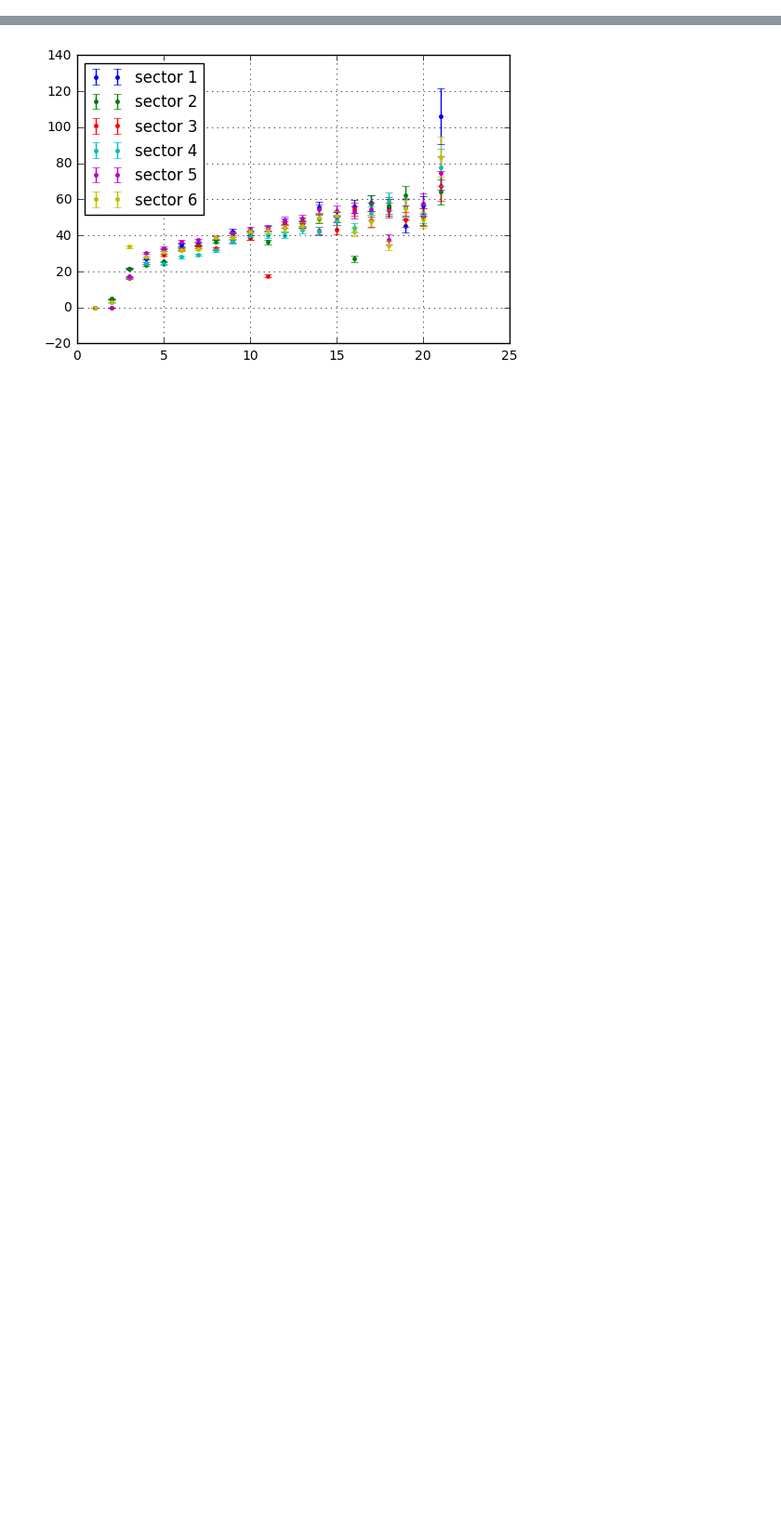
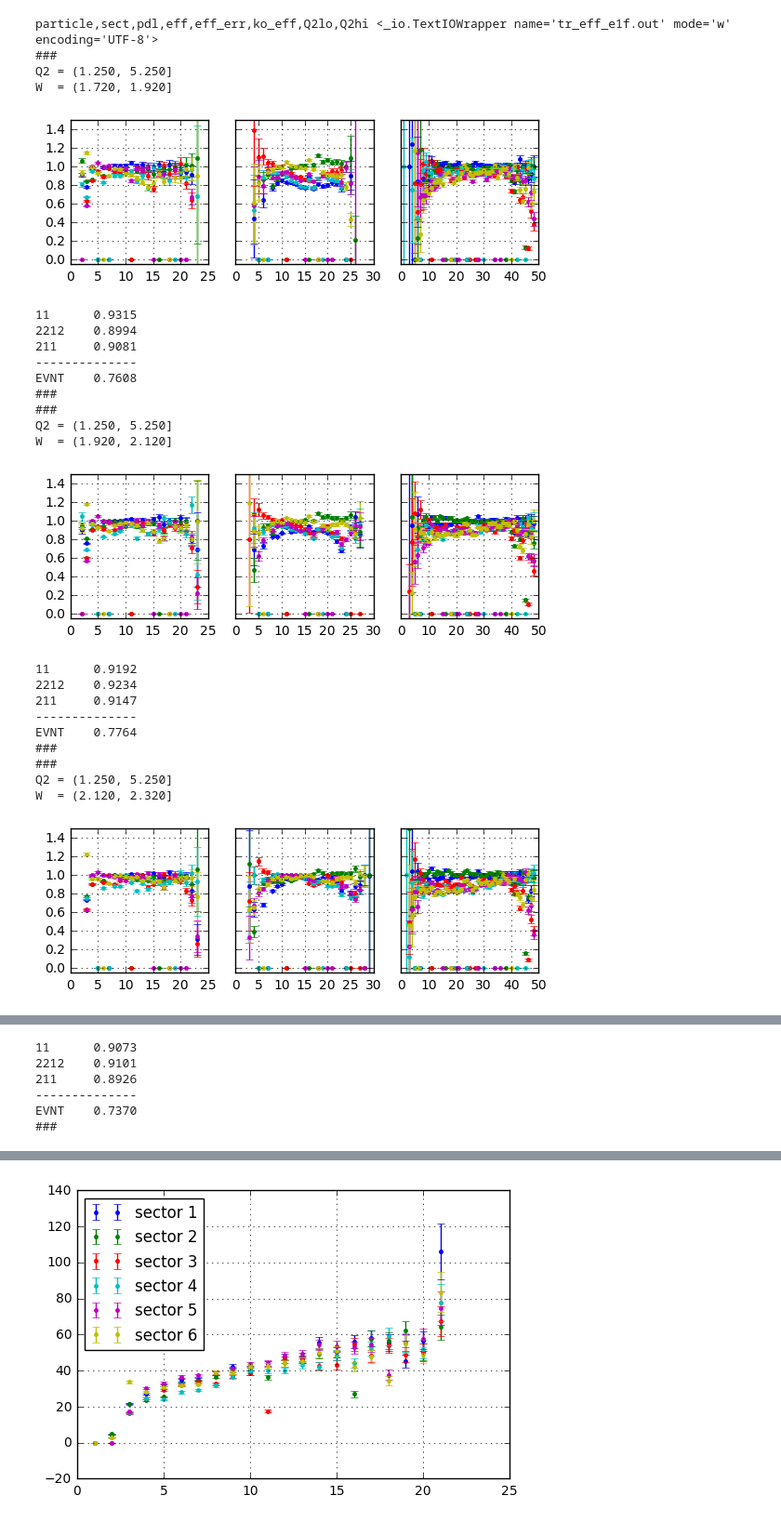
Before and after one commit to evan-phelps/phys-ana-omega, a Jupyter notebook: worksheets/tracking_efficiency_corrections.ipynb, the cells around one changed output, grey strips where cells are left out. Shown: that part at 93% size. Saved outputs shown, nothing was run; the diff lists cells and outputs as text; code cells hidden in the pictures; blank space fills up the shorter version.

```diff
--- a/worksheets/tracking_efficiency_corrections.ipynb
+++ b/worksheets/tracking_efficiency_corrections.ipynb
@@ -5,4 +5,6 @@ from matplotlib import pyplot as plt
 import numpy as np
 import pandas as pd
 import math
+# %%
+dfmap = {}
 # %%
@@ -65,5 +66,3 @@ def draw_pdl_eff(df_rat, ax=None):
     ax.grid()
     ax.set_ylim(-0.05, 1.5)
     return fig
-# %%
-df_rat_e = get_eff(get_pd_counts(fn_exp, 11), get_pd_counts(fn_sim, 11))
@@ -73,0 +114,61 @@ df_rat_pip = get_eff(get_pd_counts(fn_exp, 211, df_rat_e, df_rat_p), get_pd_coun
+# %%
+fn_exp = '../e1f6/test/pd_counts_exp_e1f.csv'
+fn_sim = '../e1f6/test/pd_counts_sim_e1f.csv'
+fn_treffs = 'tr_eff_e1f.out'
+
+# Wranges = [(1.72,2.8)]
+Wranges = [(w0, w0+0.2) for w0 in np.arange(1.72,2.8,0.2)]
+bad_paddles = [
+                [5,7,24],
+                [5,11,16,28,38],
+                [2,11,24,25,27,28],
+                [5,7,19,24,30,34,42,45],
+                [2,15,18,20,21,28,34,36],
+                [1,6,18,40]
+              ]
+
+generate_treffs(fn_exp, fn_sim, fn_treffs, ko_pdls=bad_paddles, Q2ranges={-1:(1.25,5.25)}, Wranges=Wranges)
+
+# df1 = pd.read_csv(fn_sim)
+# # df2 = pd.read_csv(fn_exp)
+# df1.hist('Q2', 'tnum', bins=100)
+# del df1
+# del df2
+# Q2ranges = { 0:(1.25,2.25),
+#              1:(1.75,2.75),
+#              2:(2.25,3.25),
+#              3:(2.75,3.75),
+#              6:(4.25,5.25) }
+# Q2ranges = { 0:(1.5,2.0),
+#              1:(2.0,2.5),
+#              2:(2.5,3.0),
+#              3:(3.0,3.5),
+#              6:(4.5,5.0) }
+# generate_treffs(fn_exp, fn_sim, fn_treffs, ko_pdls=bad_paddles,
+#                 Q2ranges=Q2ranges, Wranges=Wranges)
+# %% [output]
+particle,sect,pdl,eff,eff_err,ko_eff,Q2lo,Q2hi <_io.TextIOWrapper name='tr_eff_e1f.out' mode='w' encoding='UTF-8'>
+###
+Q2 = (1.250, 5.250]
+W  = (1.720, 1.920]
+[figure, added]
+11      0.9315
+2212    0.8994
+211     0.9081
+--------------
+EVNT    0.7608
+###
+###
+Q2 = (1.250, 5.250]
+W  = (1.920, 2.120]
+[figure, added]
+11      0.9192
+2212    0.9234
+211     0.9147
+--------------
+EVNT    0.7764
+###
+###
+Q2 = (1.250, 5.250]
+W  = (2.120, 2.320]
+[figure, added]
@@ -73,0 +205,6 @@ df_rat_pip = get_eff(get_pd_counts(fn_exp, 211, df_rat_e, df_rat_p), get_pd_coun
+11      0.9073
+2212    0.9101
+211     0.8926
+--------------
+EVNT    0.7370
+###
```
Also changed, not shown: parts of 14 cells of this notebook, 1 other file.
